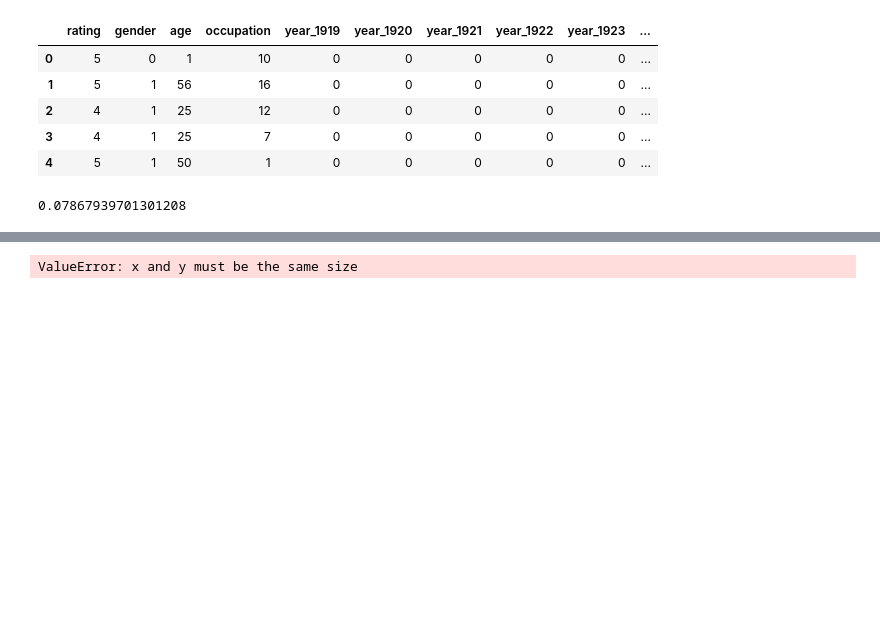
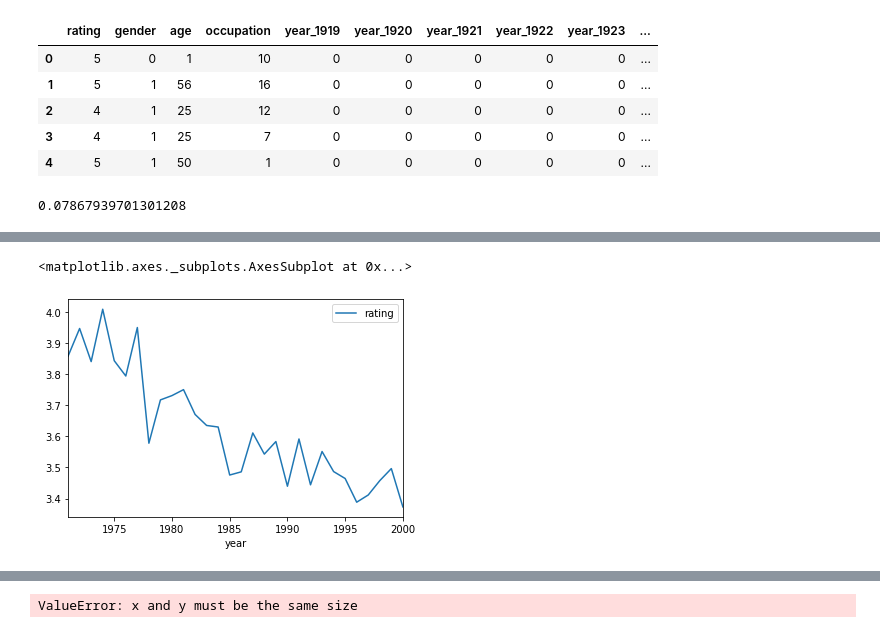
Before and after one commit to NDB333/Python_Practice, a Jupyter notebook: Pandas_Practice.ipynb, the cells around one changed output, grey strips where cells are left out. Drawn from its saved outputs; the diff is of its cells as text; code cells hidden in the pictures; blank space fills up the shorter version.

```diff
--- a/Pandas_Practice.ipynb
+++ b/Pandas_Practice.ipynb
@@ -248,0 +257,14 @@ model.score(x_train, y_train)
+# %%
+# plot the mean rating for each year on a barchart
+df.head()
+meanplot = df.pivot_table("rating", "year", aggfunc="mean")
+
+# test = df[df["title"]=="'burbs, The (1989)"]["rating"].mean()
+# test
+
+meanplot = pd.DataFrame(meanplot.to_records())
+meanplot["year"] = [int(i) for i in meanplot["year"]]
+meanplot[meanplot["year"]>1970].plot(x="year", y="rating", kind="line")
+# %% [output]
+<matplotlib.axes._subplots.AxesSubplot at 0x...>
+[figure, added]
```
Also changed, not shown: parts of 4 cells of this notebook.
